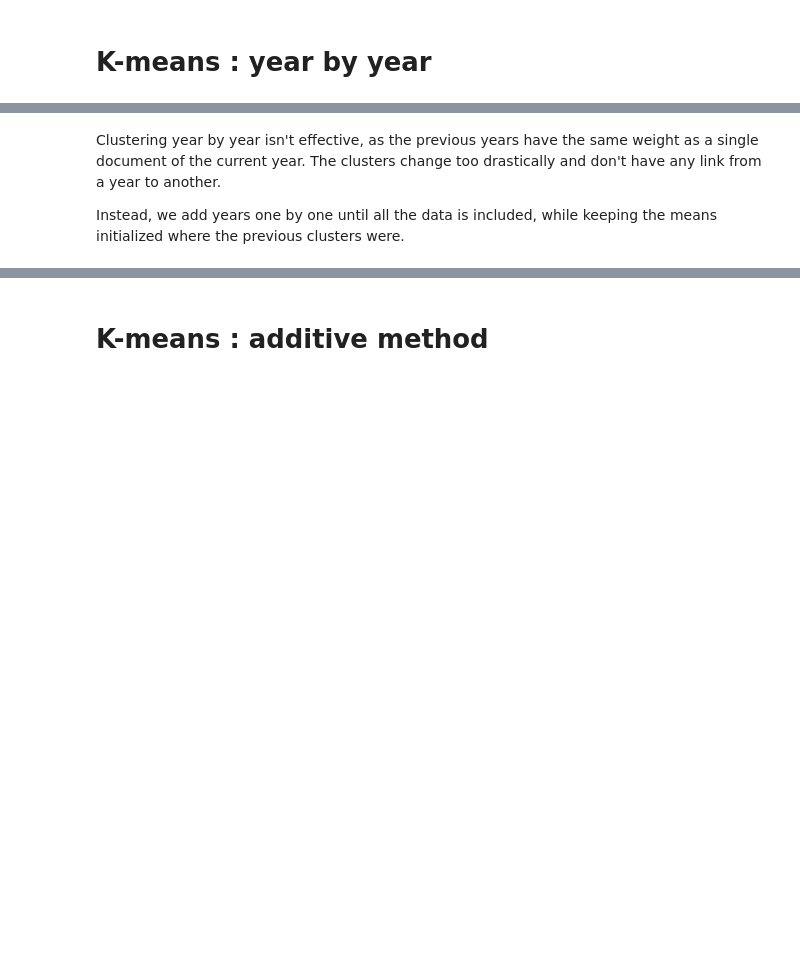
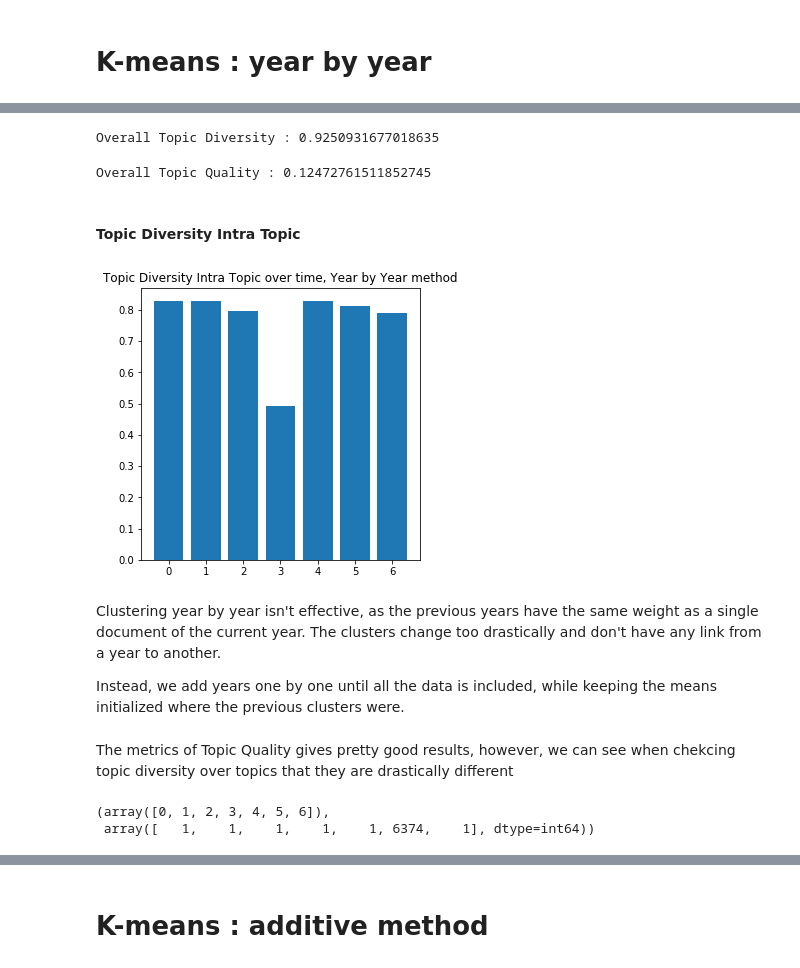
Before and after one commit to alexandredupuy-zini/dynamic-topic-modeling, a Jupyter notebook: notebooks/kmeans.ipynb, the cells around one changed output, grey strips where cells are left out. Drawn from its saved outputs; the diff is of its cells as text; code cells hidden in the pictures; blank space fills up the shorter version.

Commit message:
Added notebook that investigate DETM results with TC & TD metrics, and modifiend Kmeans notebook to add metrics analysis

```diff
--- a/notebooks/kmeans.ipynb
+++ b/notebooks/kmeans.ipynb
@@ -60,0 +94,2 @@ def top_terms(num_clusters, n_terms, id2token, order_centroids):
+# %%
+tfidf=TfidfTransformer().fit_transform(bow_tr)
@@ -85,3 +237,0 @@ for i in tqdm(range(1,timestamp_train.max().values[0] + 1)):
-# %%
-for i in range(44):
-    print(cluster_terms[i][8])
@@ -105,0 +238,5 @@ for i in range(44):
+# %%
+for k in range(7) :
+    for time in [0,20,40]:
+        print('Topic {} at time {} : {}'.format(k,time,cluster_terms_yby[time][k][:5]))
+        print('\n')
@@ -106,4 +307,42 @@ for i in range(44):
+# %%
+print('Overall Topic Diversity : {}'.format(np.mean(TD_yby)))
+# %% [output]
+Overall Topic Diversity : 0.9250931677018635
+# %%
+print('Overall Topic Quality : {}'.format(np.mean(TC_yby)*np.mean(TD_yby)))
+# %% [output]
+Overall Topic Quality : 0.12472761511852745
+# %% [markdown]
+#### Topic Diversity Intra Topic
+# %%
+def diversity_by_topics(top_words,num_tops=25) :
+    list_w = np.zeros((46, num_tops))
+    for ts in range(46):
+        list_w[ts, :] = top_words[ts]
+    list_w = np.reshape(list_w, (-1))
+    list_w = list(list_w)
+    n_unique = len(np.unique(list_w))
+    diversity = n_unique / (46 * num_tops)
+    return diversity
+
+TD_yby_top=np.zeros((7,))
+for k in range(7) :
+    TD_yby_top[k]=diversity_by_topics(cluster_ids[:,k,:])
+# %%
+plt.figure(figsize=(5,5))
+plt.bar(x=[i for i in range(7)],height=TD_yby_top)
+plt.title('Topic Diversity Intra Topic over time, Year by Year method')
+plt.show()
+# %% [output]
+[figure, added]
 # %% [markdown]
 Clustering year by year isn't effective, as the previous years have the same weight as a single document of the current year. The clusters change too drastically and don't have any link from a year to another.
 
 Instead, we add years one by one until all the data is included, while keeping the means initialized where the previous clusters were.
+# %% [markdown]
+The metrics of Topic Quality gives pretty good results, however, we can see when chekcing topic diversity over topics that they are drastically different
+# %%
+np.unique(km_yby.predict(tfidf),return_counts=True)
+# %% [output]
+(array([0, 1, 2, 3, 4, 5, 6]),
+ array([   1,    1,    1,    1,    1, 6374,    1], dtype=int64))
```
Also changed, not shown: parts of 68 cells of this notebook, 2 other files.
